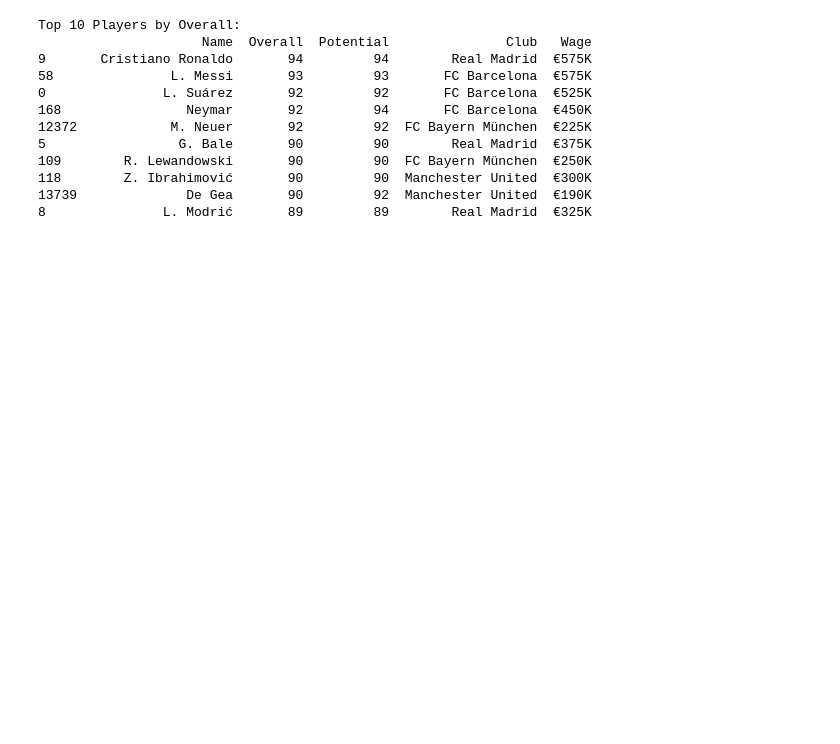
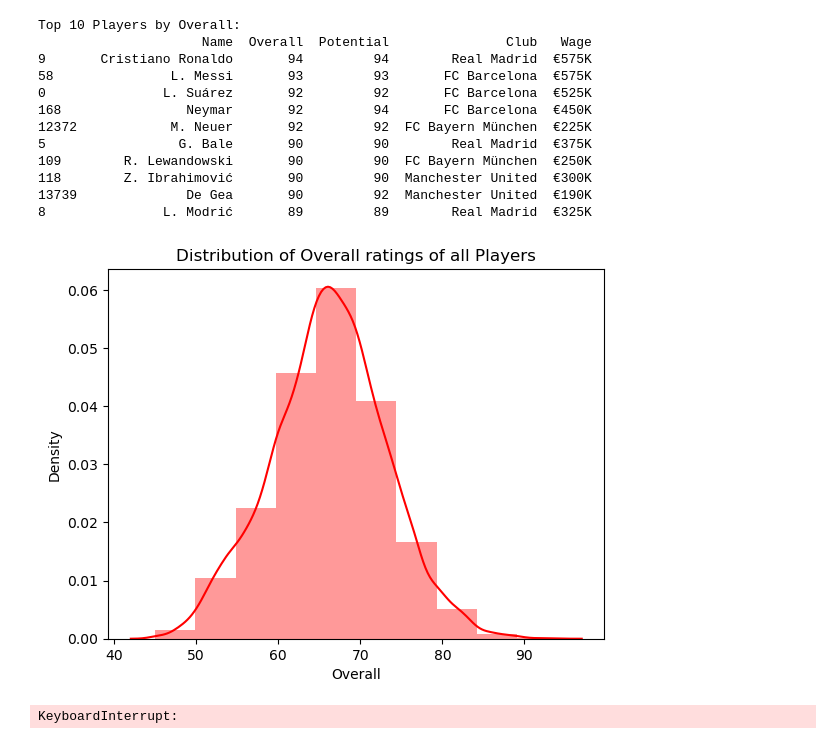
Before and after one commit to N1KH1LT0X1N/Plotting, a Jupyter notebook: eda.ipynb, the cells around one changed output. Cells and saved outputs as stored; diff of their text form; code cells hidden in the pictures; blank space fills up the shorter version.

```diff
--- a/eda.ipynb
+++ b/eda.ipynb
@@ -617,3 +654,19 @@ Top 10 Players by Overall:
 118        Z. Ibrahimović       90         90  Manchester United  €300K
 13739              De Gea       90         92  Manchester United  €190K
 8               L. Modrić       89         89        Real Madrid  €325K
+# %%
+# Distribution of Overall ratings
+sns.distplot(fifa['Overall'], bins=10, color='r')
+plt.title("Distribution of Overall ratings of all Players")
+plt.savefig("Distribution.png")
+plt.show()
+# %% [output]
+[figure, added]
+# %%
+sns.set()
+numeric_cols = fifa.select_dtypes(include=[np.number]).columns.tolist()
+sns.pairplot(fifa[numeric_cols], height = 2.5)
+plt.savefig("myplot.png")
+plt.show()
+# %% [output]
+KeyboardInterrupt:
```
Also changed, not shown: parts of 6 cells of this notebook, 1 other file.
